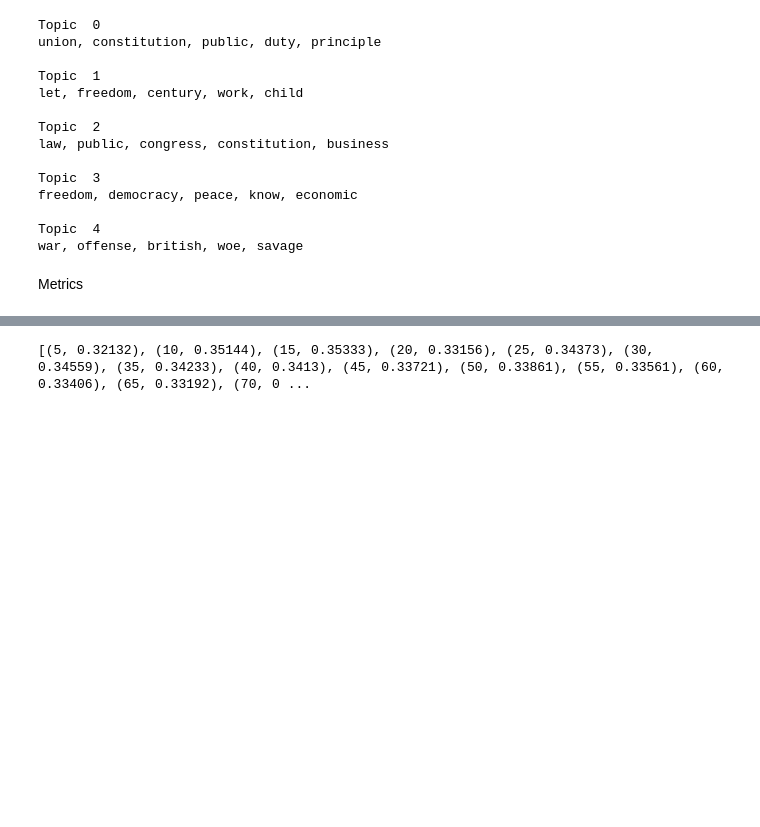
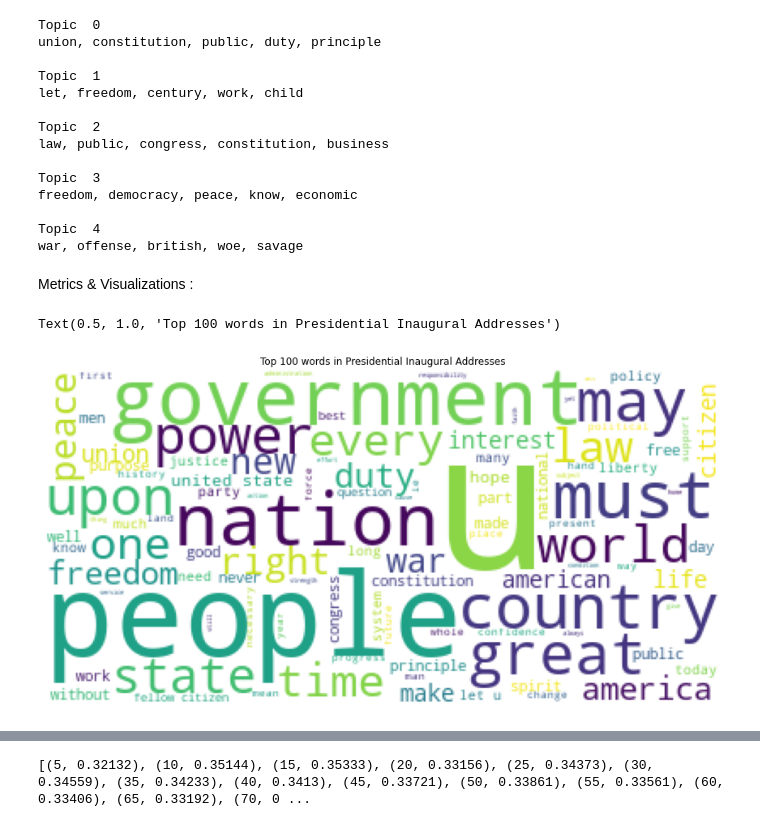
Before and after one commit to aaprasad/DSC210-FA22-Final-Project, a Jupyter notebook: president_nmf.ipynb, the cells around one changed output, grey strips where cells are left out. Saved outputs shown, nothing was run; the diff lists cells and outputs as text; code cells hidden in the pictures; blank space fills up the shorter version.

Commit message:
Added M/m and Time Graphs with Exploratory Analysis Visualization

```diff
--- a/president_nmf.ipynb
+++ b/president_nmf.ipynb
@@ -220,7 +224,17 @@ freedom, democracy, peace, know, economic
 Topic  4
 war, offense, british, woe, savage
 # %% [markdown]
-Metrics
+Metrics & Visualizations :
+# %%
+from wordcloud import WordCloud as wc
+
+fig,axs = plt.subplots(1,figsize=(15,15))
+axs.imshow(wc(background_color='white',max_words=100).generate(''.join(raw_data_df.lemmatized_tok_txt_wo_stopwords.tolist())))
+axs.axis('off')
+axs.set_title('Top 100 words in Presidential Inaugural Addresses')
+# %% [output]
+Text(0.5, 1.0, 'Top 100 words in Presidential Inaugural Addresses')
+[figure, added]
 # %%
 
 processed_texts = raw_data_df['lemmatized_tok_txt_wo_stopwords'].apply(lambda x : x.split(' '))
```
Also changed, not shown: parts of 8 cells of this notebook.
